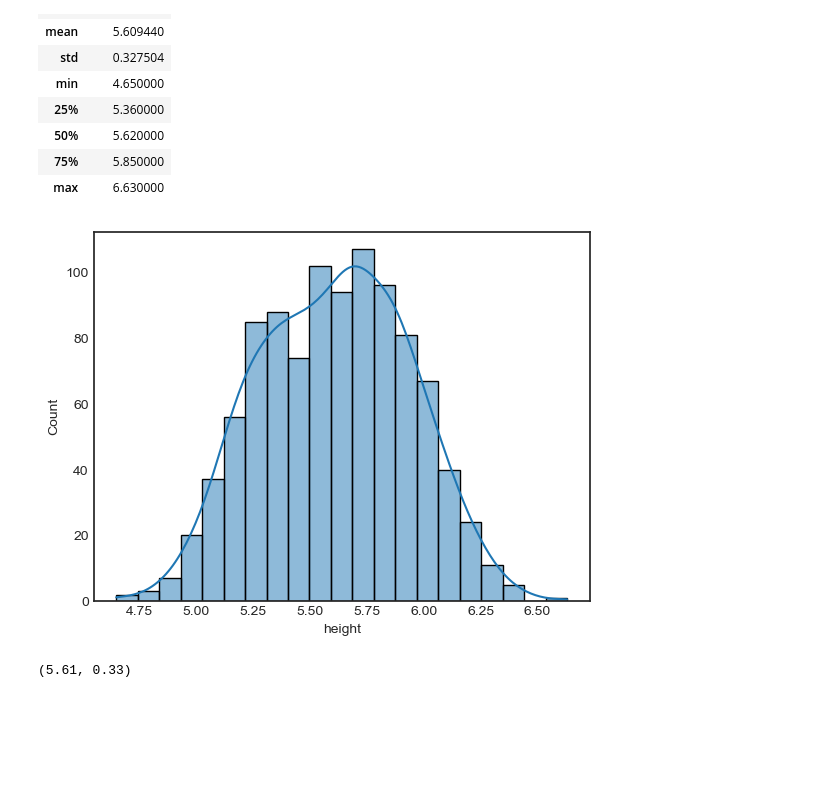
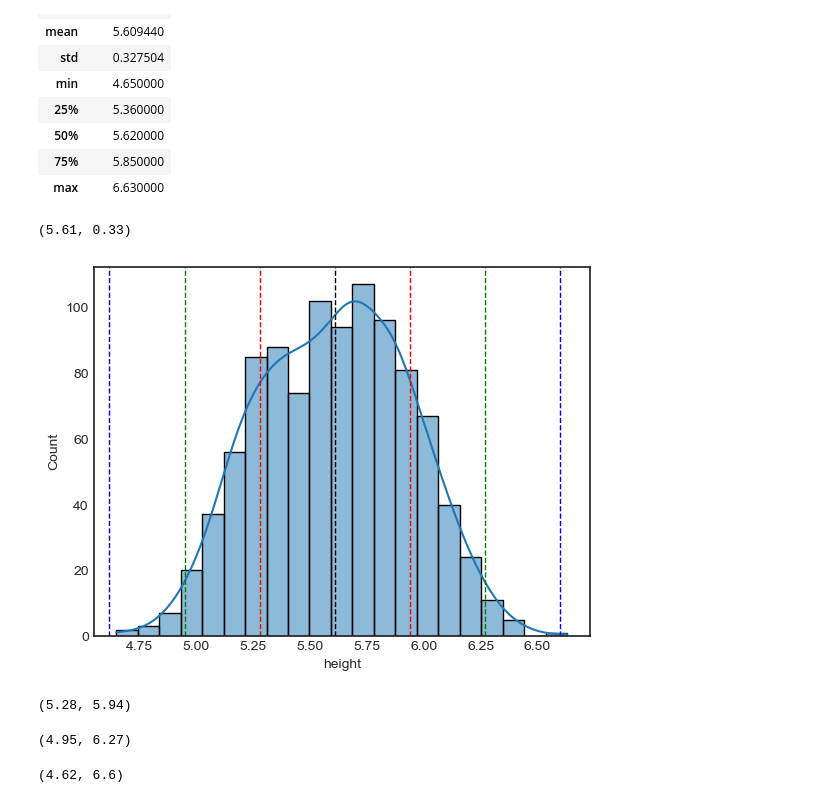
Before and after one commit to vaibhavavhad264/data_science, a Jupyter notebook: matplotseaborn/distribution/height_analysis.ipynb, the cells around one changed output. Saved outputs shown, nothing was run; the diff lists cells and outputs as text; code cells hidden in the pictures; blank space fills up the shorter version.

```diff
--- a/matplotseaborn/distribution/height_analysis.ipynb
+++ b/matplotseaborn/distribution/height_analysis.ipynb
@@ -24,15 +24,44 @@ df.describe()
 | 50% | 5.620000 |
 | 75% | 5.850000 |
 | max | 6.630000 |
+# %%
+mean = round(df.height.mean(), 2)
+std = round(df.height.std(), 2)
+
+mean, std
+# %% [output]
+(5.61, 0.33)
 # %%
 sns.histplot(df.height, kde = True)
+plt.axvline(mean, color = 'black', linewidth = 1, linestyle = '--')
+
+plt.axvline(mean - std , color = 'red', linewidth = 1, linestyle = '--')
+plt.axvline(mean + std, color = 'red', linewidth = 1, linestyle = '--')
+
+plt.axvline(mean - std*2 , color = 'g', linewidth = 1, linestyle = '--')
+plt.axvline(mean + std*2, color = 'g', linewidth = 1, linestyle = '--')
+
+plt.axvline(mean - std*3 , color = 'b', linewidth = 1, linestyle = '--')
+plt.axvline(mean + std*3, color = 'b', linewidth = 1, linestyle = '--')
+
 plt.show()
 # %% [output]
-[figure, old version]
+[figure, new version]
 # %%
-mean = round(df.height.mean(), 2)
-std = round(df.height.std(), 2)
-
-mean, std
+l1 = round(mean - std , 2)
+r1 = round(mean + std , 2)
+l1, r1
 # %% [output]
-(5.61, 0.33)
+(5.28, 5.94)
+# %%
+l2 = round(mean - std*2, 2)
+r2 = round(mean + std*2, 2)
+l2, r2
+# %% [output]
+(4.95, 6.27)
+# %%
+l3 = round(mean - std*3 , 2)
+r3 = round(mean + std*3 , 2)
+l3, r3
+# %% [output]
+(4.62, 6.6)
```
Also changed, not shown: parts of 3 cells of this notebook, 6 other files.
